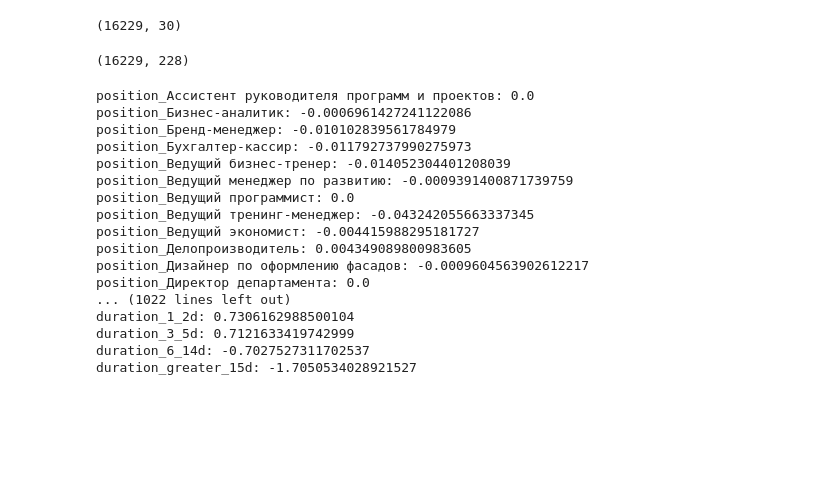
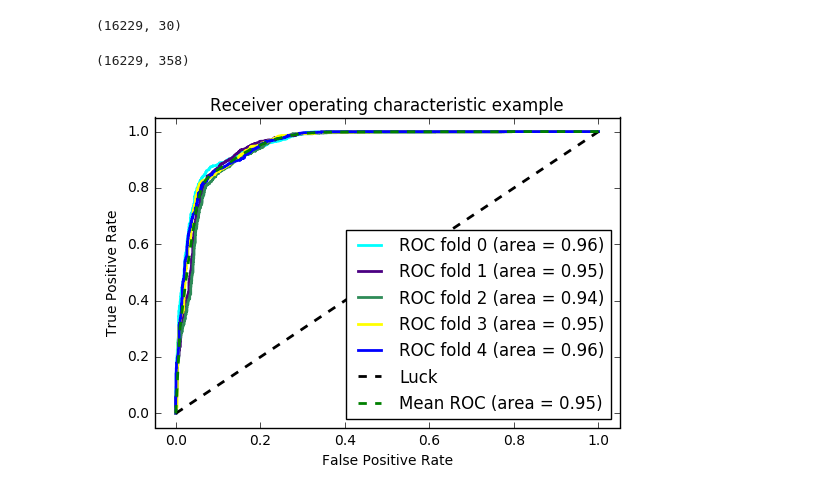
Before and after one commit to dp-cylme/hrhackathon, a Jupyter notebook: notebooks/d61h6ka.ipynb, the cells around one changed output. Saved outputs shown, nothing was run; the diff lists cells and outputs as text; code cells hidden in the pictures; blank space fills up the shorter version.

```diff
--- a/notebooks/d61h6ka.ipynb
+++ b/notebooks/d61h6ka.ipynb
@@ -260,8 +261,7 @@ appointed_feature_clmns, appointed_feature_mtrx = does_he_appointed_feature_matr
 duration_feature_clmns, duration_feature_mtrx = duration_feature_matrix()
 
 clmn_names = []
-for lst in (#position_feature_clmns,
-            #birth_place_clmns,
+for lst in (position_feature_clmns,
             is_top_manager_clmns,
             date_p_clmns,
             age_clmns,
@@ -269,23 +269,21 @@ for lst in (#position_feature_clmns,
             sex_feature_clmns,
             cid_feature_clmns,
             appointed_feature_clmns,
-            duration_feature_clmns):
+            ):
     clmn_names.extend(list(lst))
 
-X = np.hstack((#position_feature_mtrx,
-               #birth_place_mtrx,
+X = np.hstack((position_feature_mtrx,
                is_top_manager_mtrx,
                date_p_mtrx,
                age_mtrx,unit_id_mtrx,
                sex_feature_mtrx,
                cid_feature_mtrx,
-               appointed_feature_mtrx,
-               duration_feature_mtrx))
+               appointed_feature_mtrx))
 y = prepeared.is_passed.apply(lambda x: (x + 1) / 2).as_matrix()
 # %%
 X.shape
 # %% [output]
-(16229, 228)
+(16229, 358)
 # %%
 
 import numpy as np
@@ -298,8 +296,8 @@ from sklearn.model_selection import StratifiedKFold
 from sklearn.linear_model import LogisticRegressionCV
 
 # Run classifier with cross-validation and plot ROC curves
-cv = StratifiedKFold(n_splits=6)
-classifier = LogisticRegressionCV(penalty="l1", solver="liblinear", n_jobs=16)
+cv = StratifiedKFold(n_splits=5)
+classifier = LogisticRegressionCV()
 
 mean_tpr = 0.0
 mean_fpr = np.linspace(0, 1, 100)
@@ -308,51 +306,32 @@ colors = cycle(['cyan', 'indigo', 'seagreen', 'yellow', 'blue', 'darkorange'])
 lw = 2
 
 i = 0
 for (train, test), color in zip(cv.split(X, y), colors):
     probas_ = classifier.fit(X[train], y[train]).predict_proba(X[test])
     # Compute ROC curve and area the curve
     fpr, tpr, thresholds = roc_curve(y[test], probas_[:, 1])
     mean_tpr += interp(mean_fpr, fpr, tpr)
     mean_tpr[0] = 0.0
     roc_auc = auc(fpr, tpr)
     plt.plot(fpr, tpr, lw=lw, color=color,
              label='ROC fold %d (area = %0.2f)' % (i, roc_auc))
 
     i += 1
 plt.plot([0, 1], [0, 1], linestyle='--', lw=lw, color='k',
          label='Luck')
 
 mean_tpr /= cv.get_n_splits(X, y)
 mean_tpr[-1] = 1.0
 mean_auc = auc(mean_fpr, mean_tpr)
 plt.plot(mean_fpr, mean_tpr, color='g', linestyle='--',
          label='Mean ROC (area = %0.2f)' % mean_auc, lw=lw)
 
 plt.xlim([-0.05, 1.05])
 plt.ylim([-0.05, 1.05])
 plt.xlabel('False Positive Rate')
 plt.ylabel('True Positive Rate')
 plt.title('Receiver operating characteristic example')
 plt.legend(loc="lower right")
 plt.show()
+# %% [output]
+[figure, added]
-# %%
-for t in zip(clmn_names, classifier.coef_[0]):
-    print("{}: {}".format(t[0], t[1]))
-# %% [output]
-position_Ассистент руководителя программ и проектов: 0.0
-position_Бизнес-аналитик: -0.0006961427241122086
-position_Бренд-менеджер: -0.010102839561784979
-position_Бухгалтер-кассир: -0.011792737990275973
-position_Ведущий бизнес-тренер: -0.014052304401208039
-position_Ведущий менеджер по развитию: -0.0009391400871739759
-position_Ведущий программист: 0.0
-position_Ведущий тренинг-менеджер: -0.043242055663337345
-position_Ведущий экономист: -0.004415988295181727
-position_Делопроизводитель: 0.004349089800983605
-position_Дизайнер по оформлению фасадов: -0.0009604563902612217
-position_Директор департамента: 0.0
-... (1022 lines left out)
-duration_1_2d: 0.7306162988500104
-duration_3_5d: 0.7121633419742999
-duration_6_14d: -0.7027527311702537
-duration_greater_15d: -1.7050534028921527
```
Also changed, not shown: parts of 12 cells of this notebook.
